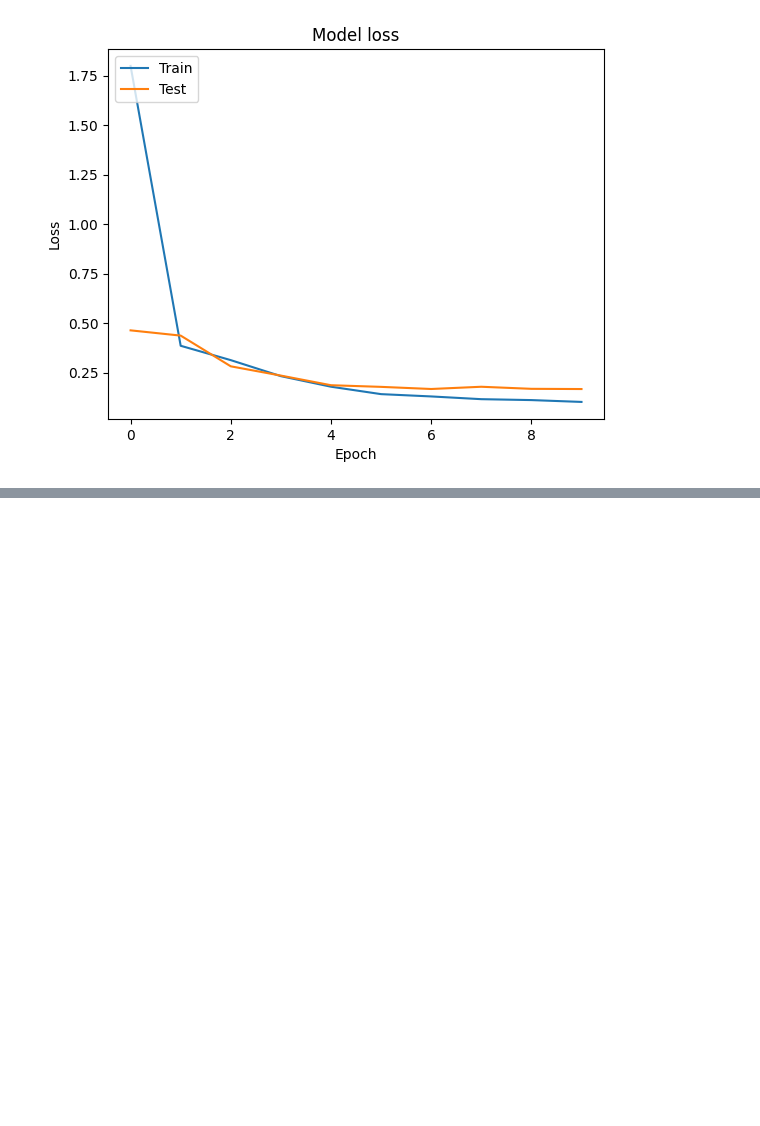
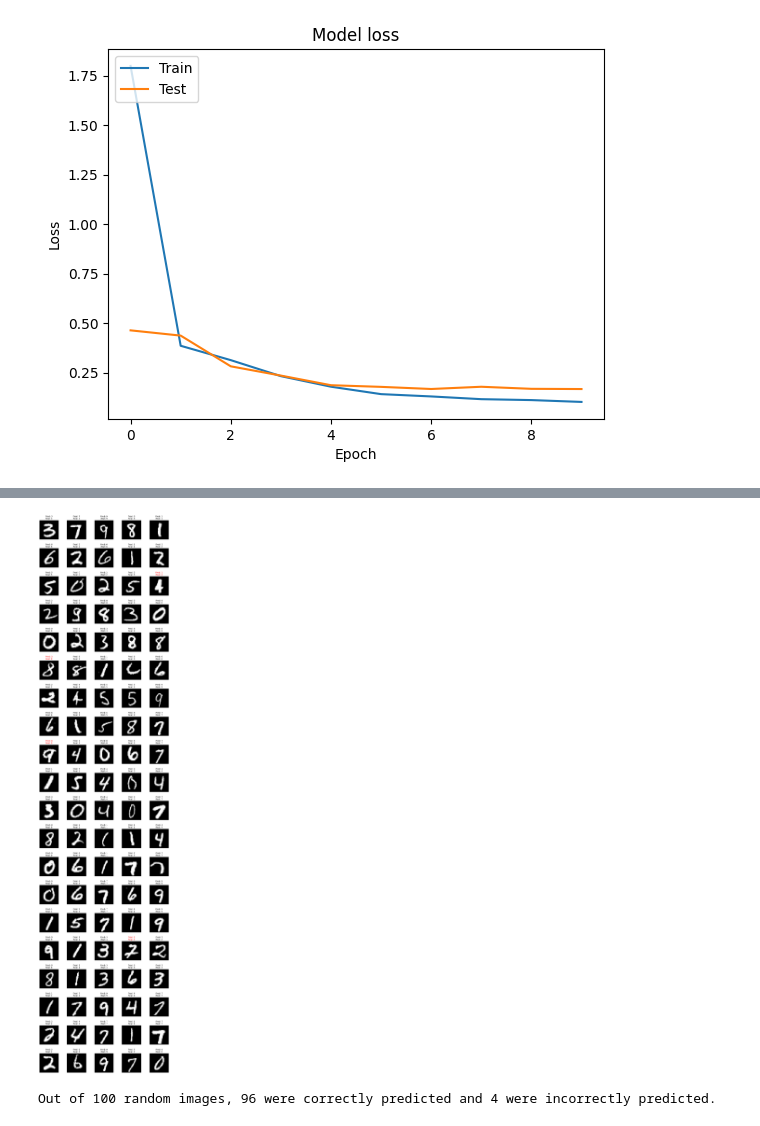
Before and after one commit to Ousoka/ANN_MNIST, a Jupyter notebook: mnist_ok.ipynb, the cells around one changed output, grey strips where cells are left out. Cells and saved outputs as stored; diff of their text form; code cells hidden in the pictures; blank space fills up the shorter version.

```diff
--- a/mnist_ok.ipynb
+++ b/mnist_ok.ipynb
@@ -143,0 +151,38 @@ Epoch 10/10
+# %%
+# from 100 random images from test and display Pred: label and Real: label with the image and for the wrong ones display the texts in red and tell a summary out of the 100 the good predictions and the bad ones
+
+
+import numpy as np
+import matplotlib.pyplot as plt
+
+# Sample 100 random images
+random_indices = np.random.randint(0, len(test_images), 100)
+random_images = test_images[random_indices]
+random_labels = test_labels[random_indices]
+
+# Predict labels
+predictions = model.predict(random_images)
+predicted_labels = np.argmax(predictions, axis=1)
+
+# Count correct and incorrect predictions
+correct_predictions = np.sum(predicted_labels == random_labels)
+incorrect_predictions = 100 - correct_predictions
+
+# Plotting (20 rows × 5 columns)
+plt.figure(figsize=(10, 40))  # Width x Height in inches
+for i in range(100):
+    plt.subplot(20, 5, i + 1)
+    plt.imshow(random_images[i], cmap='gray')
+    plt.title(
+        f"Pred: {predicted_labels[i]}\nReal: {random_labels[i]}",
+        color='red' if predicted_labels[i] != random_labels[i] else 'black',
+        fontsize=10
+    )
+    plt.axis('off')
+
+plt.tight_layout(h_pad=2.0)  # Increased space between rows
+plt.show()
+
+# Display summary
+print(f"\nOut of 100 random images, {correct_predictions} were correctly predicted and {incorrect_predictions} were incorrectly predicted.")
+# %% [output]
@@ -143,0 +190,2 @@ Epoch 10/10
+[figure, added]
+Out of 100 random images, 96 were correctly predicted and 4 were incorrectly predicted.
```
Also changed, not shown: parts of 2 cells of this notebook.
